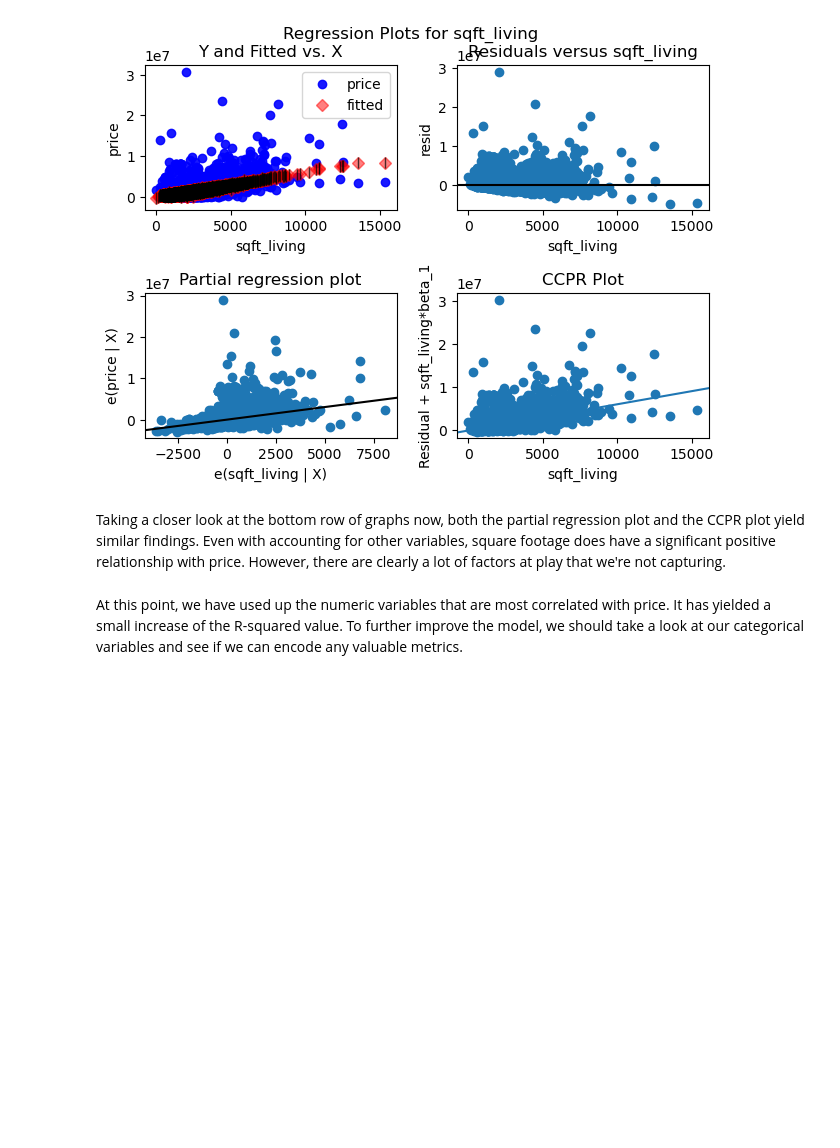
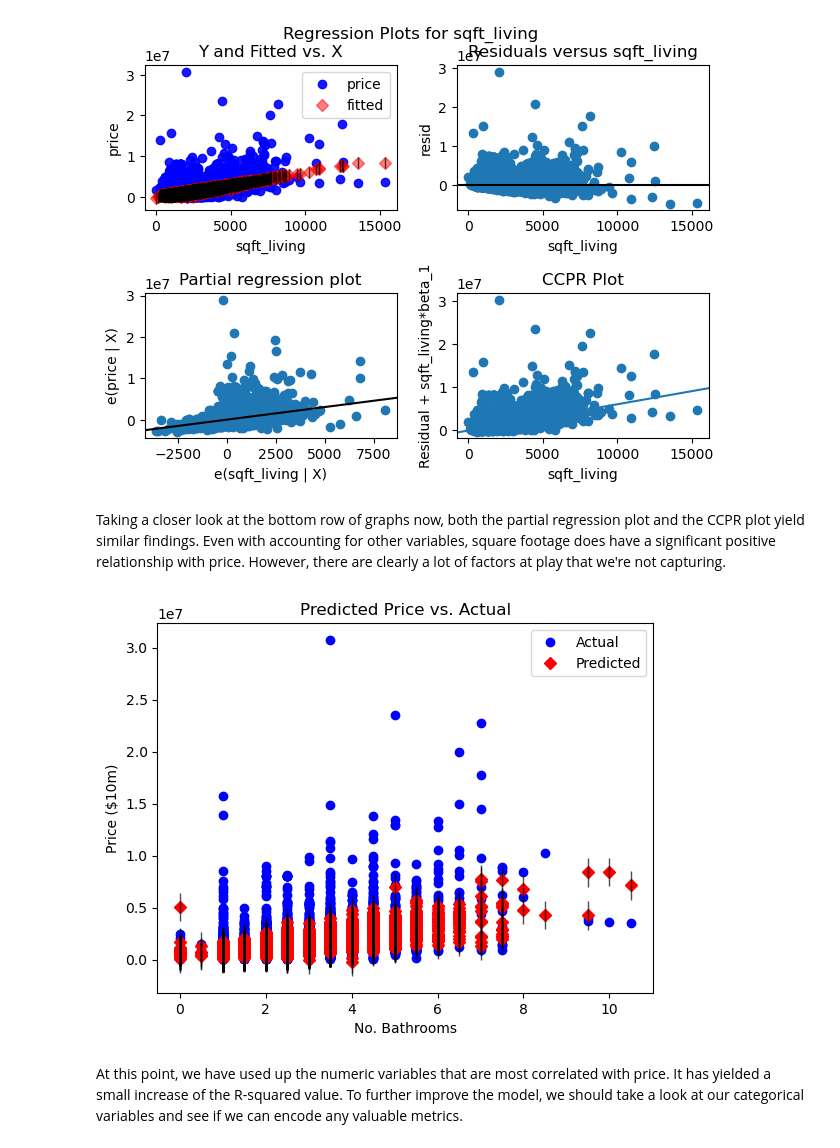
Before and after one commit to apell74/dsc-phase-2-project-v2-5, a Jupyter notebook: phase-2-project.ipynb, the cells around one changed output. Saved outputs shown, nothing was run; the diff lists cells and outputs as text; code cells hidden in the pictures; blank space fills up the shorter version.

```diff
--- a/phase-2-project.ipynb
+++ b/phase-2-project.ipynb
@@ -429,6 +438,21 @@ eval_env: 1
 [figure]
 # %% [markdown]
 Taking a closer look at the bottom row of graphs now, both the partial regression plot and the CCPR plot yield similar findings. Even with accounting for other variables, square footage does have a significant positive relationship with price. However, there are clearly a lot of factors at play that we're not capturing.
+# %%
+# Plotting fitted values vs. actual values
+sm.graphics.plot_fit(second_model, 'bathrooms')
+
+# Setting title and labeling axes
+plt.title('Predicted Price vs. Actual')
+plt.xlabel('No. Bathrooms')
+plt.ylabel('Price ($10m)')
+
+# Setting legend
+plt.legend(['Actual', 'Predicted'])
+
+plt.show()
+# %% [output]
+[figure, added]
 # %% [markdown]
 At this point, we have used up the numeric variables that are most correlated with price. It has yielded a small increase of the R-squared value. To further improve the model, we should take a look at our categorical variables and see if we can encode any valuable metrics.
 # %% [markdown]
```
Also changed, not shown: parts of 15 cells of this notebook, 1 other file.
